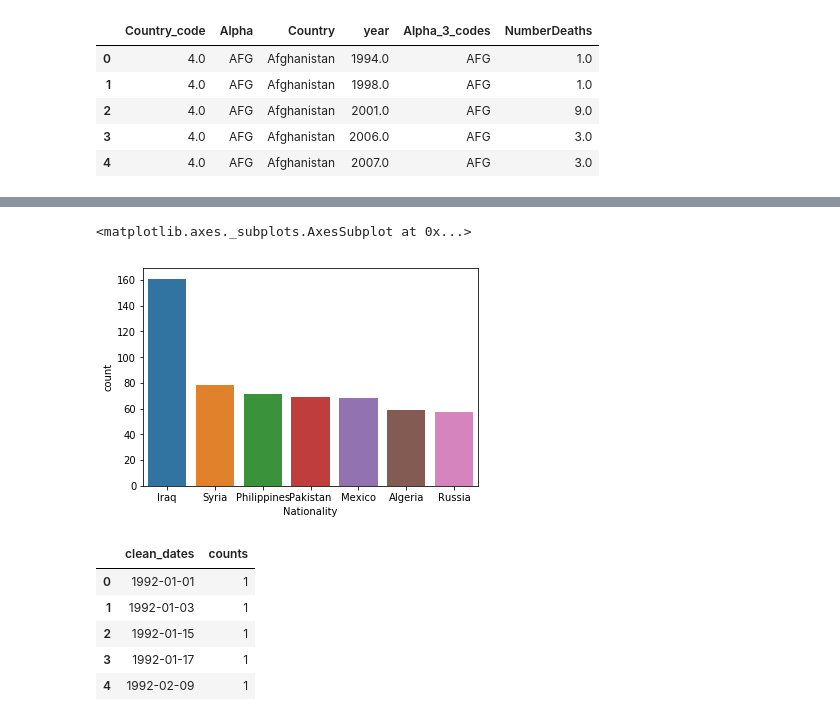
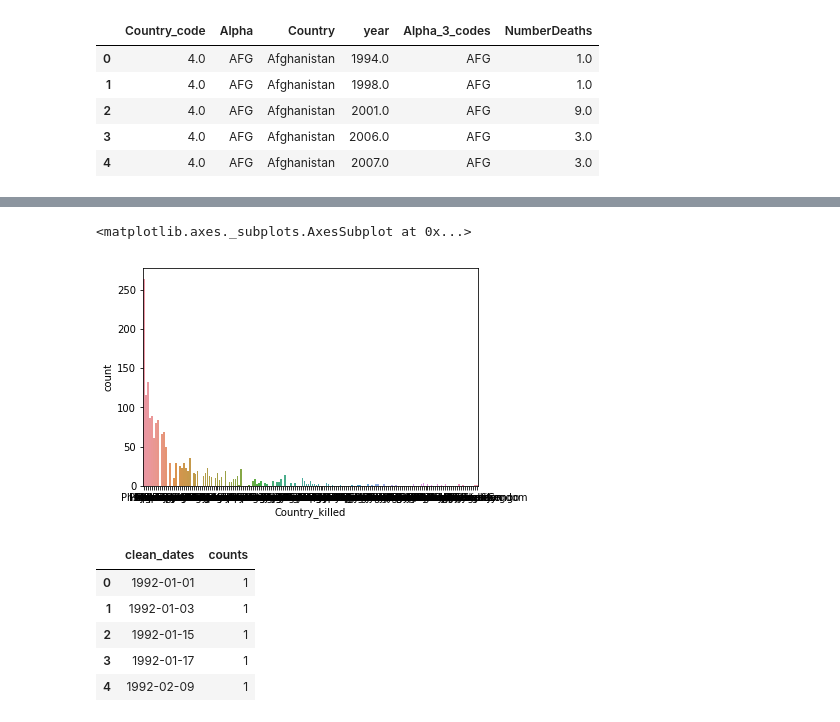
Before and after one commit to seashiva94/data_viz_project, a Jupyter notebook: mapColor.ipynb, the cells around one changed output, grey strips where cells are left out. Saved outputs shown, nothing was run; the diff lists cells and outputs as text; code cells hidden in the pictures.

```diff
--- a/mapColor.ipynb
+++ b/mapColor.ipynb
@@ -210,11 +299,11 @@ counts_all2.head()
 # %%
 df = counts_all2
 
-data = [ dict(
+data2 = [ dict(
         type = 'choropleth',
         locations = df['Alpha'],
         z = df['NumberDeaths'],
-        #text = df['Country_killed'],
+        text = df['Country'],
         #colorscale = [[0,"rgb(5, 10, 172)"],[0.35,"rgb(40, 60, 190)"],[0.5,"rgb(70, 100, 245)"],\
         #    [0.6,"rgb(90, 120, 245)"],[0.7,"rgb(106, 137, 247)"],[1,"rgb(220, 220, 220)"]],
         #autocolorscale = True,
@@ -240,6 +329,6 @@ layout = dict(
     )
 )
 
-fig = dict( data=data, layout=layout )
-py.iplot( fig, validate=False, filename='d3-world-map' )
+fig = dict( data=data2, layout=layout )
+py.iplot( fig, validate=False )
 # %% [output]
@@ -248,10 +336,10 @@ High five! You successfully sent some data to your account on plotly. View your
 # %%
 import seaborn as sns
 # %%
-sns.countplot(data = data, x = 'Nationality', order = data.Nationality.value_counts().iloc[:7].index)
+sns.countplot(data = data, x = 'Country_killed', order = data.Nationality.value_counts().index)
 # %% [output]
 <matplotlib.axes._subplots.AxesSubplot at 0x...>
-[figure, old version]
+[figure, new version]
 # %%
 timeSeries = data.groupby([data.clean_dates]).size().reset_index(name='counts')
 # %%
```
Also changed, not shown: parts of 23 cells of this notebook.
